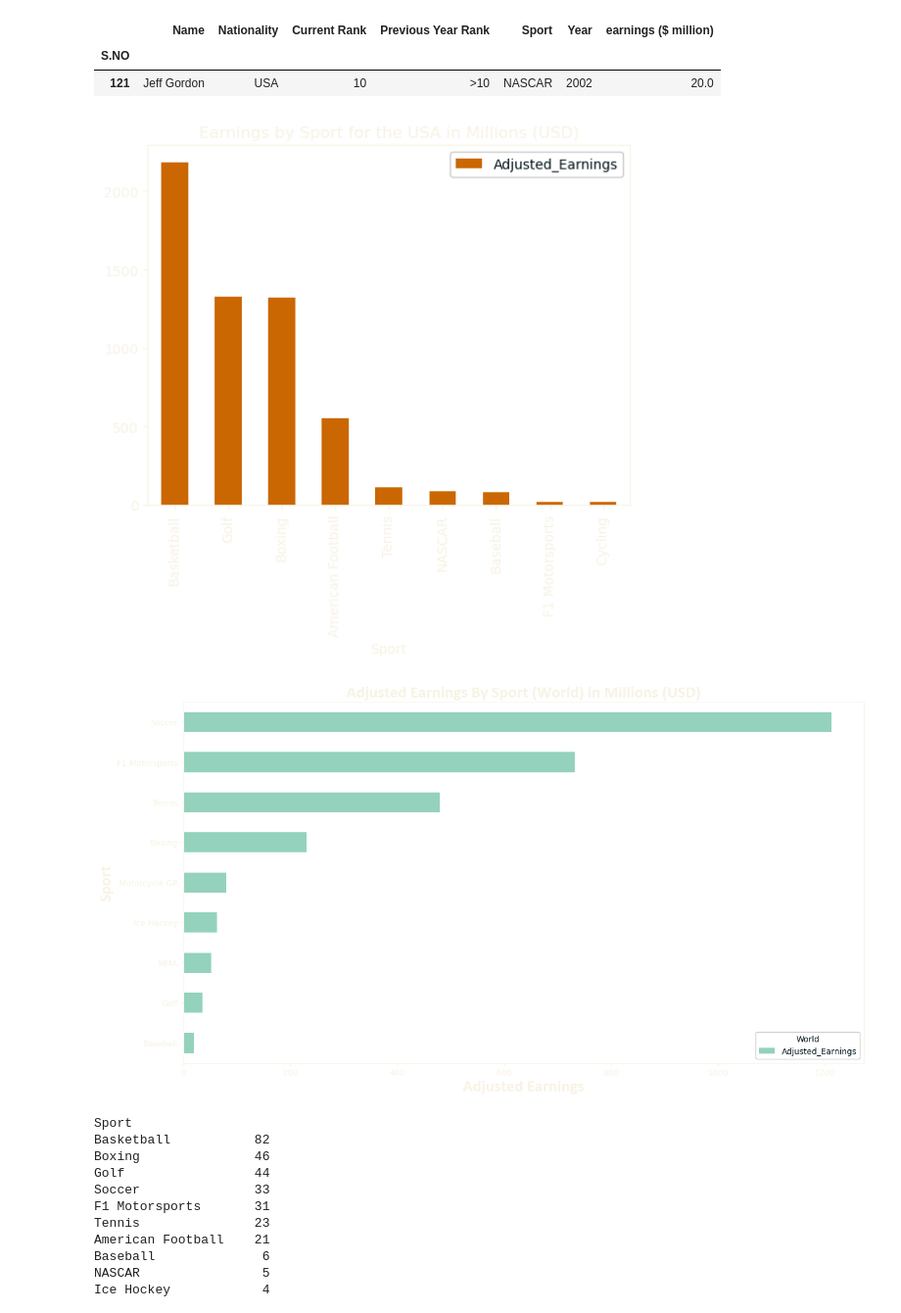
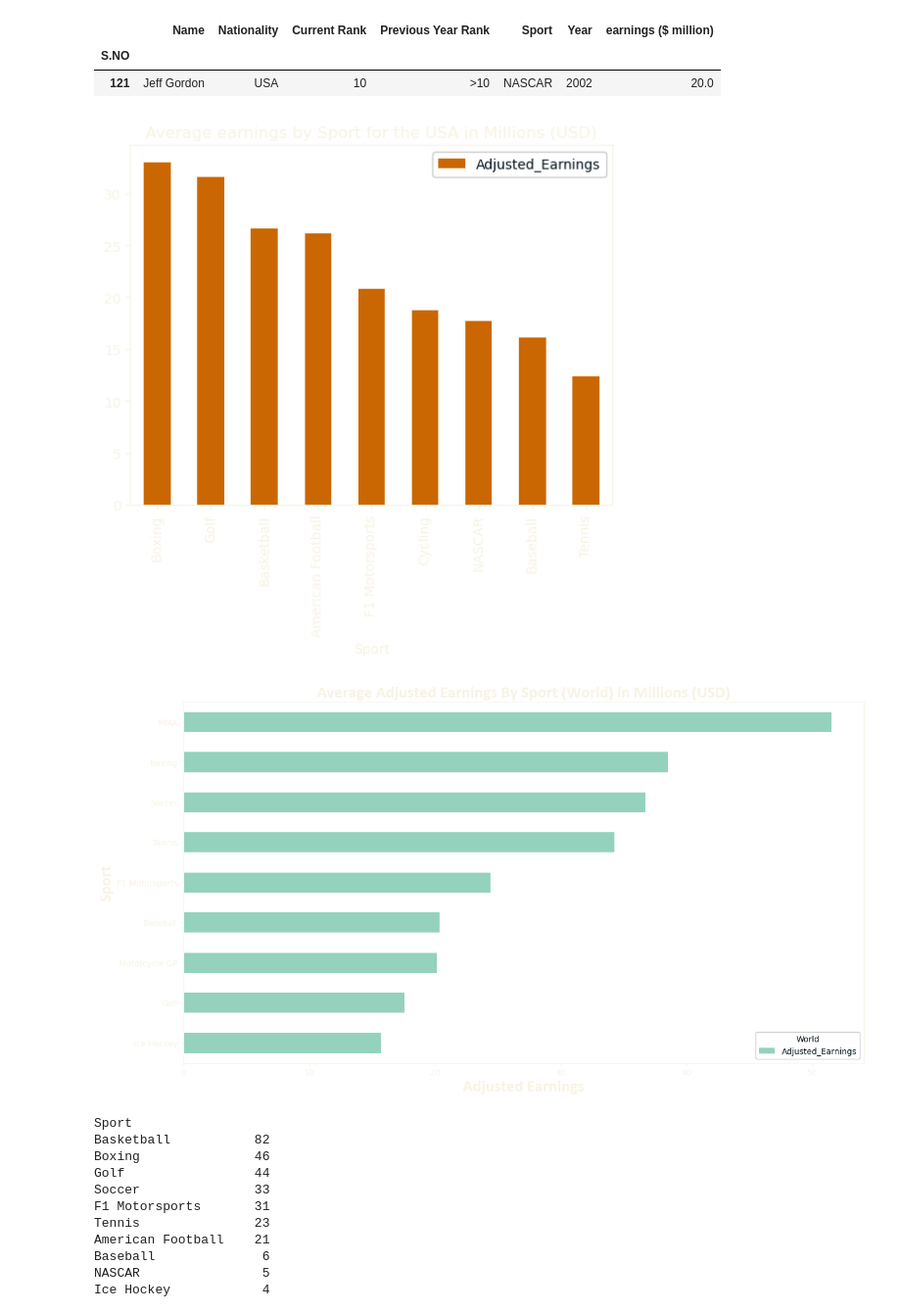
Before and after one commit to cisnerosjp/SMU-Project1-HighestPaidAthletes, a Jupyter notebook: AthletePay_adjusted_2.ipynb, the cells around one changed output. Shown at 98% size. Cells and saved outputs as stored; diff of their text form; code cells hidden in the pictures.

```diff
--- a/AthletePay_adjusted_2.ipynb
+++ b/AthletePay_adjusted_2.ipynb
@@ -620,25 +620,25 @@ athlete_df.loc[athlete_df.Name=="Jeff Gordon"]
 | 121 | Jeff Gordon | USA | 10 | >10 | NASCAR | 2002 | 20.0 |
 # %%
 usa_temp = adjusted_df.loc[adjusted_df.Nationality == "USA"]
-usa_bysport = usa_temp.groupby("Sport").Adjusted_Earnings.sum().sort_values(ascending = False).reset_index()
+usa_bysport = usa_temp.groupby("Sport").Adjusted_Earnings.mean().sort_values(ascending = False).reset_index()
 usa_bysport["region"] = "USA"
 
 #world_temp = adjusted_df.loc[adjusted_df.Nationality != "USA"]
 #world_bysport = world_temp.groupby("Sport").Adjusted_Earnings.sum().sort_values(ascending = False).reset_index()
 #world_bysport["region"] = "World"
 
 merged_bysport = pd.concat([usa_bysport, world_bysport])
 plt.rcParams['savefig.transparent'] = True
 
 #merged_bysport
-usa_bysport.plot(title="Earnings by Sport for the USA in Millions (USD)", x="Sport",y="Adjusted_Earnings",kind="bar",color='#CA6702')
+usa_bysport.plot(title="Average earnings by Sport for the USA in Millions (USD)", x="Sport",y="Adjusted_Earnings",kind="bar",color='#CA6702')
 plt.savefig("Earnings By Sport for the World in USA")
 plt.show()
 # %% [output]
-[figure, old version]
+[figure, new version]
 # %%
 world_temp = adjusted_df.loc[adjusted_df.Nationality != "USA"]
-world_bysport = world_temp.groupby("Sport").Adjusted_Earnings.sum().sort_values(ascending = True).reset_index()
+world_bysport = world_temp.groupby("Sport").Adjusted_Earnings.mean().sort_values(ascending = True).reset_index()
 world_bysport["region"] = "World"
 
 plt.rcParams['savefig.transparent'] = True
@@ -646,15 +646,15 @@ plt.rcParams['legend.labelcolor'] = dark_color
 #plt.rcParams['legend.framealpha'] = 1
 
 world_bysport.plot(title="Earnings By Sport in Millions (USD)", x="Sport",y="Adjusted_Earnings",kind="barh",color="#94D2BD", figsize=[15,8])
-plt.title("Adjusted Earnings By Sport (World) in Millions (USD)", fontweight='bold', fontname = "Calibri", fontsize = 20)
+plt.title("Average Adjusted Earnings By Sport (World) in Millions (USD)", fontweight='bold', fontname = "Calibri", fontsize = 20)
 plt.xlabel("Adjusted Earnings", fontname = "Calibri", fontsize = 20, fontweight = "bold")
 plt.ylabel("Sport", fontname = "Calibri", fontsize = 20, fontweight = "bold")
 legend = plt.legend(title = "World")
 plt.setp(legend.get_title(), color=dark_color)
-plt.savefig("Earnings By Sport for the World in Millions")
+plt.savefig("Average Earnings By Sport for the World in Millions")
 plt.show()
 # %% [output]
-[figure, old version]
+[figure, new version]
 # %%
 adjusted_df.groupby("Sport").Sport.count().sort_values(ascending = False)
 # %% [output]
```
Also changed, not shown: parts of 4 cells of this notebook, 13 other files.
